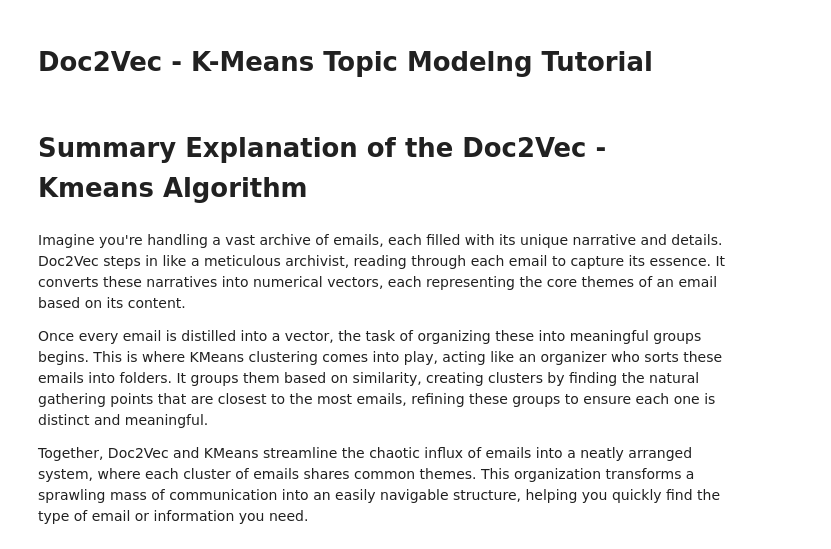
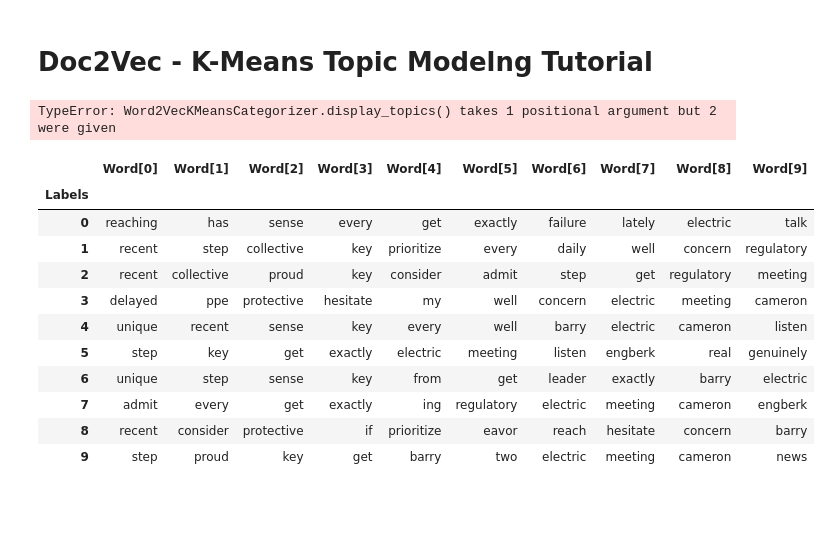
Before and after one commit to AaronNHorvitz/Text-Classifier, a Jupyter notebook: notebooks/004_tutorial_doc2vec_kmeans.ipynb, the cells around one changed output. Saved outputs shown, nothing was run; the diff lists cells and outputs as text; code cells hidden in the pictures; blank space fills up the shorter version.

Commit message:
String of unlisted updates prior to the hurricane hitting. Will catch up.

```diff
--- a/notebooks/004_tutorial_doc2vec_kmeans.ipynb
+++ b/notebooks/004_tutorial_doc2vec_kmeans.ipynb
@@ -22,8 +16,0 @@ pd.set_option('max_colwidth',2000)
-# %% [markdown]
-# Summary Explanation of the Doc2Vec - Kmeans Algorithm
-# %% [markdown]
-Imagine you're handling a vast archive of emails, each filled with its unique narrative and details. Doc2Vec steps in like a meticulous archivist, reading through each email to capture its essence. It converts these narratives into numerical vectors, each representing the core themes of an email based on its content.
-
-Once every email is distilled into a vector, the task of organizing these into meaningful groups begins. This is where KMeans clustering comes into play, acting like an organizer who sorts these emails into folders. It groups them based on similarity, creating clusters by finding the natural gathering points that are closest to the most emails, refining these groups to ensure each one is distinct and meaningful.
-
-Together, Doc2Vec and KMeans streamline the chaotic influx of emails into a neatly arranged system, where each cluster of emails shares common themes. This organization transforms a sprawling mass of communication into an easily navigable structure, helping you quickly find the type of email or information you need.
@@ -29,0 +101,25 @@ Together, Doc2Vec and KMeans streamline the chaotic influx of emails into a neat
+# %%
+# Example usage
+categorizer = Word2VecKMeansCategorizer(n_clusters=10)
+label_key_terms_dict = categorizer.categorize_documents(num_unique_terms=10)
+# %% [output]
+TypeError: Word2VecKMeansCategorizer.display_topics() takes 1 positional argument but 2 were given
+# %%
+# Convert to DataFrame and adjust columns
+alabels_df = pd.DataFrame.from_dict(label_key_terms_dict, orient='index')
+labels_df.index.name = 'Labels'
+labels_df.columns = [f'Word[{i}]' for i in range(labels_df.shape[1])]
+display(labels_df)
+# %% [output]
+|  | Word[0] | Word[1] | Word[2] | Word[3] | Word[4] | Word[5] | Word[6] | Word[7] | Word[8] | Word[9] |
+| Labels |  |  |  |  |  |  |  |  |  |  |
+| 0 | reaching | has | sense | every | get | exactly | failure | lately | electric | talk |
+| 1 | recent | step | collective | key | prioritize | every | daily | well | concern | regulatory |
+| 2 | recent | collective | proud | key | consider | admit | step | get | regulatory | meeting |
+| 3 | delayed | ppe | protective | hesitate | my | well | concern | electric | meeting | cameron |
+| 4 | unique | recent | sense | key | every | well | barry | electric | cameron | listen |
+| 5 | step | key | get | exactly | electric | meeting | listen | engberk | real | genuinely |
+| 6 | unique | step | sense | key | from | get | leader | exactly | barry | electric |
+| 7 | admit | every | get | exactly | ing | regulatory | electric | meeting | cameron | engberk |
+| 8 | recent | consider | protective | if | prioritize | eavor | reach | hesitate | concern | barry |
+| 9 | step | proud | key | get | barry | two | electric | meeting | cameron | news |
```
Also changed, not shown: parts of 16 cells of this notebook, 9 other files.
